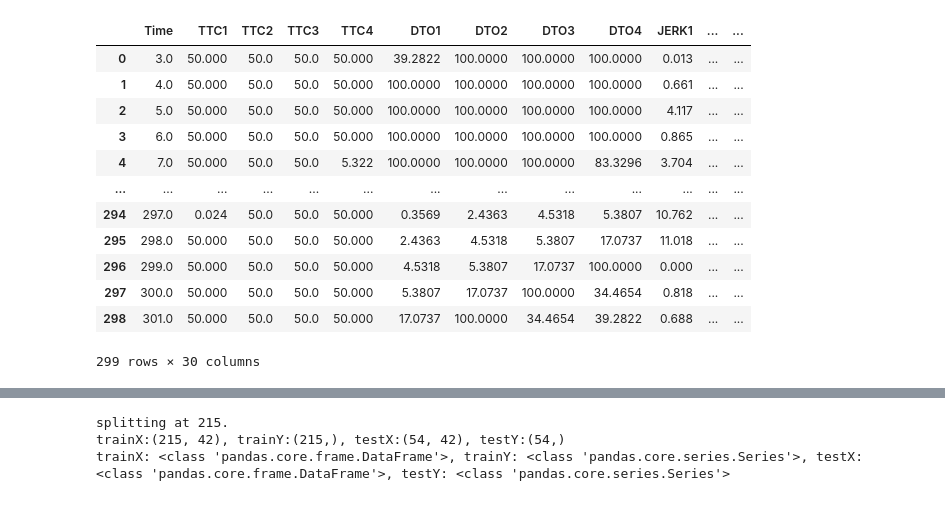
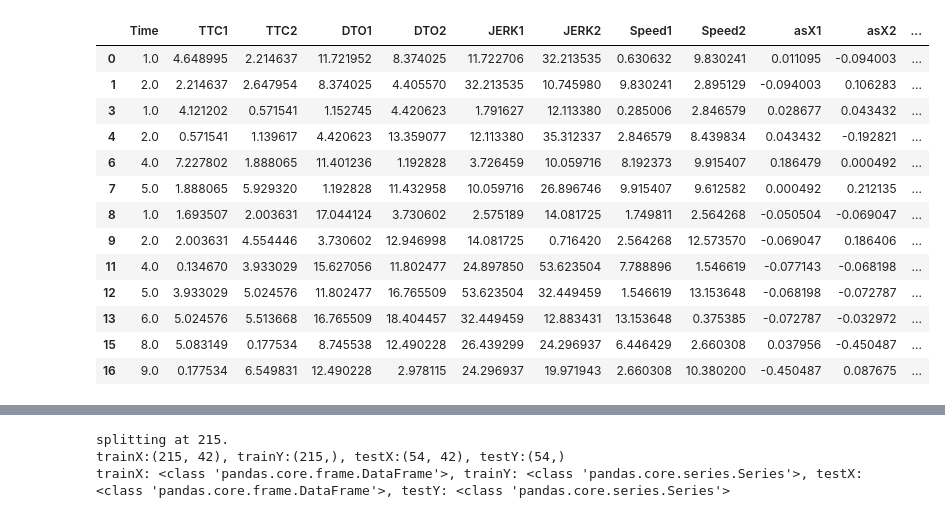
Before and after one commit to SigurdGH/MasterThesis, a Jupyter notebook: main/generateTestingData/processGeneratedData.ipynb, the cells around one changed output, grey strips where cells are left out. Cells and saved outputs as stored; diff of their text form; code cells hidden in the pictures.

```diff
--- a/main/generateTestingData/processGeneratedData.ipynb
+++ b/main/generateTestingData/processGeneratedData.ipynb
@@ -41,65 +40,70 @@ print(l)
 # %%
-def makeDataUsable(df: DataFrame, pastImportance: int=6, secBeforeCol: int=3) -> DataFrame:
+def makeDataUsable(df: DataFrame, pastImportance: int=6, rowsBeforeCol: int=3, removeCol: bool=True) -> DataFrame:
     """
     Make a usable Dataframe from a csv file from generated data.\\
     Creates pastImportance of columns for each prediction feature.\\
-    Registers the "col" feature before an actual collision as 1, up to secBeforeCol back in time.
+    Registers the "col" feature before an actual collision as 1, up to secBeforeCol back in time.\\
+    If undersampleRatio is > 0, it will under sample the data, if it is 0, it will not.
 
     ### Params:
         * df: Dataframe, need to have the columns named "TTC", "DTO", "JERK" and "Speed"ArithmeticError
         * pastImportance: int, needs to be > 0
-        * secBeforeCol: int, needs to be > 0
+        * rowsBeforeCol: int, needs to be > 0
+        * removeCol: bool, True if the origianl collision row should be removed
     ### Returns:
         * Dataframe
     """
     colsToUse = ["TTC", "DTO", "JERK", "Speed", "asX", "asY", "asZ"]
     columns = ["Time"]
     columns += [f"{c}{i}" for c in colsToUse for i in range(1, pastImportance+1)]
-    columns += ["COL"]
+    columns += ["COL", "toRemove"]
 
-    # colsToUse = list(df.columns)
-    # columns = colsToUse[0]
-    # columns += [f"{c}{i}" for i in range(1, pastImportance+1) for c in colsToUse[1:-1]]
-    # columns = colsToUse[-1]
+    rowsToRemove = []
 
     dataDict = {col: [] for col in columns}
 
     for i, row in df.iterrows():
         if row["Time"] < pastImportance-1:
-        # if row[colsToUse[0]] < pastImportance-1:
             continue
 
         dataDict["Time"].append(row["Time"])
-        # dataDict[colsToUse[0]].append(row[colsToUse[0]])
         for j, k in enumerate(range(i-pastImportance+1, i+1), start=1):
             for c in colsToUse:
-            # for c in colsToUse[1:-1]:
+                # Should be able to remove this if check with new data
+                if (c == "TTC" or c == "DTO") and df.iloc[k][c] < 0:
+                    dataDict[f"{c}{j}"].append(0)
+                    continue
                 dataDict[f"{c}{j}"].append(df.iloc[k][c])
 
-        dataDict[f"COL"].append(row["COL"])
+        dataDict["COL"].append(row["COL"])
+        dataDict["toRemove"].append(row["COL"])
         if row["COL"] == 1:
+            rowsToRemove.append(i-1)
             available = int(row["Time"]-pastImportance+2)
-            amount = int(secBeforeCol) if available >= secBeforeCol else available
+            amount = int(rowsBeforeCol) if available >= rowsBeforeCol else available
             dataDict["COL"][-amount:] = [1]*amount
 
-    # for key, val in dataDict.items():
-    #     print(key, val, len(val))
-    return DataFrame(dataDict)
+    df = DataFrame(dataDict)
+    df = df[df["toRemove"] == 0] if removeCol else df
+    df.drop("toRemove", axis=1, inplace=True)
+    return df
 
-# makeDataUsable(df, 3, 3)
-makeDataUsable(read_csv("../../data/testGenerateData.csv"),4, 3)
+# makeDataUsable(read_csv("../../data/testGenerateData.csv"), pastImportance=4, secBeforeCol=4)
-# %% [output]
-|  | Time | TTC1 | TTC2 | TTC3 | TTC4 | DTO1 | DTO2 | DTO3 | DTO4 | JERK1 | ... | ... |
-| 0 | 3.0 | 50.000 | 50.0 | 50.0 | 50.000 | 39.2822 | 100.0000 | 100.0000 | 100.0000 | 0.013 | ... | ... |
-| 1 | 4.0 | 50.000 | 50.0 | 50.0 | 50.000 | 100.0000 | 100.0000 | 100.0000 | 100.0000 | 0.661 | ... | ... |
-| 2 | 5.0 | 50.000 | 50.0 | 50.0 | 50.000 | 100.0000 | 100.0000 | 100.0000 | 100.0000 | 4.117 | ... | ... |
-| 3 | 6.0 | 50.000 | 50.0 | 50.0 | 50.000 | 100.0000 | 100.0000 | 100.0000 | 100.0000 | 0.865 | ... | ... |
-| 4 | 7.0 | 50.000 | 50.0 | 50.0 | 5.322 | 100.0000 | 100.0000 | 100.0000 | 83.3296 | 3.704 | ... | ... |
-| ... | ... | ... | ... | ... | ... | ... | ... | ... | ... | ... | ... | ... |
-| 294 | 297.0 | 0.024 | 50.0 | 50.0 | 50.000 | 0.3569 | 2.4363 | 4.5318 | 5.3807 | 10.762 | ... | ... |
-| 295 | 298.0 | 50.000 | 50.0 | 50.0 | 50.000 | 2.4363 | 4.5318 | 5.3807 | 17.0737 | 11.018 | ... | ... |
-| 296 | 299.0 | 50.000 | 50.0 | 50.0 | 50.000 | 4.5318 | 5.3807 | 17.0737 | 100.0000 | 0.000 | ... | ... |
-| 297 | 300.0 | 50.000 | 50.0 | 50.0 | 50.000 | 5.3807 | 17.0737 | 100.0000 | 34.4654 | 0.818 | ... | ... |
-| 298 | 301.0 | 50.000 | 50.0 | 50.0 | 50.000 | 17.0737 | 100.0000 | 34.4654 | 39.2822 | 0.688 | ... | ... |
-299 rows × 30 columns
+# %%
+makeDataUsable(df, 2, 2, True)
+# %% [output]
+|  | Time | TTC1 | TTC2 | DTO1 | DTO2 | JERK1 | JERK2 | Speed1 | Speed2 | asX1 | asX2 | ... |
+| 0 | 1.0 | 4.648995 | 2.214637 | 11.721952 | 8.374025 | 11.722706 | 32.213535 | 0.630632 | 9.830241 | 0.011095 | -0.094003 | ... |
+| 1 | 2.0 | 2.214637 | 2.647954 | 8.374025 | 4.405570 | 32.213535 | 10.745980 | 9.830241 | 2.895129 | -0.094003 | 0.106283 | ... |
+| 3 | 1.0 | 4.121202 | 0.571541 | 1.152745 | 4.420623 | 1.791627 | 12.113380 | 0.285006 | 2.846579 | 0.028677 | 0.043432 | ... |
+| 4 | 2.0 | 0.571541 | 1.139617 | 4.420623 | 13.359077 | 12.113380 | 35.312337 | 2.846579 | 8.439834 | 0.043432 | -0.192821 | ... |
+| 6 | 4.0 | 7.227802 | 1.888065 | 11.401236 | 1.192828 | 3.726459 | 10.059716 | 8.192373 | 9.915407 | 0.186479 | 0.000492 | ... |
+| 7 | 5.0 | 1.888065 | 5.929320 | 1.192828 | 11.432958 | 10.059716 | 26.896746 | 9.915407 | 9.612582 | 0.000492 | 0.212135 | ... |
+| 8 | 1.0 | 1.693507 | 2.003631 | 17.044124 | 3.730602 | 2.575189 | 14.081725 | 1.749811 | 2.564268 | -0.050504 | -0.069047 | ... |
+| 9 | 2.0 | 2.003631 | 4.554446 | 3.730602 | 12.946998 | 14.081725 | 0.716420 | 2.564268 | 12.573570 | -0.069047 | 0.186406 | ... |
+| 11 | 4.0 | 0.134670 | 3.933029 | 15.627056 | 11.802477 | 24.897850 | 53.623504 | 7.788896 | 1.546619 | -0.077143 | -0.068198 | ... |
+| 12 | 5.0 | 3.933029 | 5.024576 | 11.802477 | 16.765509 | 53.623504 | 32.449459 | 1.546619 | 13.153648 | -0.068198 | -0.072787 | ... |
+| 13 | 6.0 | 5.024576 | 5.513668 | 16.765509 | 18.404457 | 32.449459 | 12.883431 | 13.153648 | 0.375385 | -0.072787 | -0.032972 | ... |
+| 15 | 8.0 | 5.083149 | 0.177534 | 8.745538 | 12.490228 | 26.439299 | 24.296937 | 6.446429 | 2.660308 | 0.037956 | -0.450487 | ... |
+| 16 | 9.0 | 0.177534 | 6.549831 | 12.490228 | 2.978115 | 24.296937 | 19.971943 | 2.660308 | 10.380200 | -0.450487 | 0.087675 | ... |
 # %%
```
Also changed, not shown: parts of 16 cells of this notebook, 5 other files.
